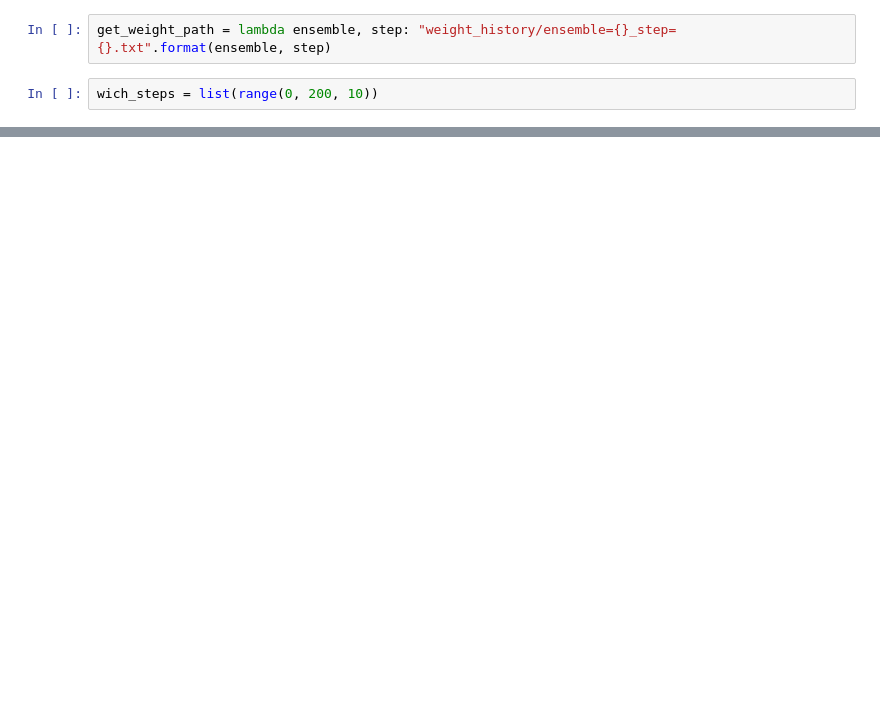
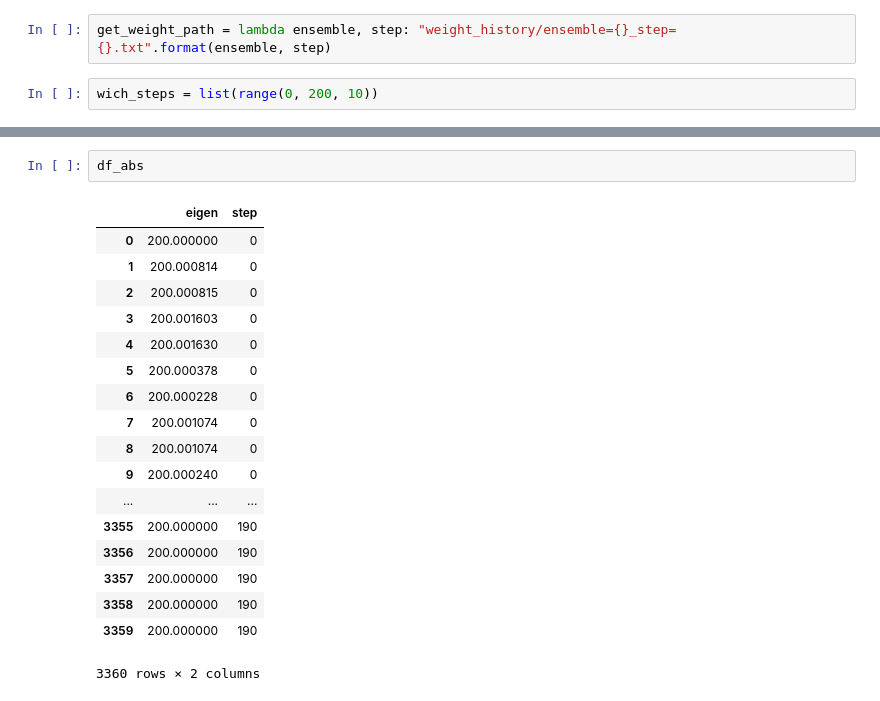
Before and after one commit to devmessias/randomm, a Jupyter notebook: autoencoder_analysis.ipynb, the cells around one changed output, grey strips where cells are left out. Cells and saved outputs as stored; diff of their text form; blank space fills up the shorter version.

```diff
--- a/autoencoder_analysis.ipynb
+++ b/autoencoder_analysis.ipynb
@@ -43,0 +90,21 @@ weights_by_step
+# %%
+df_abs
+# %% [output]
+|  | eigen | step |
+| 0 | 200.000000 | 0 |
+| 1 | 200.000814 | 0 |
+| 2 | 200.000815 | 0 |
+| 3 | 200.001603 | 0 |
+| 4 | 200.001630 | 0 |
+| 5 | 200.000378 | 0 |
+| 6 | 200.000228 | 0 |
+| 7 | 200.001074 | 0 |
+| 8 | 200.001074 | 0 |
+| 9 | 200.000240 | 0 |
+| ... | ... | ... |
+| 3355 | 200.000000 | 190 |
+| 3356 | 200.000000 | 190 |
+| 3357 | 200.000000 | 190 |
+| 3358 | 200.000000 | 190 |
+| 3359 | 200.000000 | 190 |
+3360 rows × 2 columns
```
Also changed, not shown: parts of 14 cells of this notebook, 1 other file.
